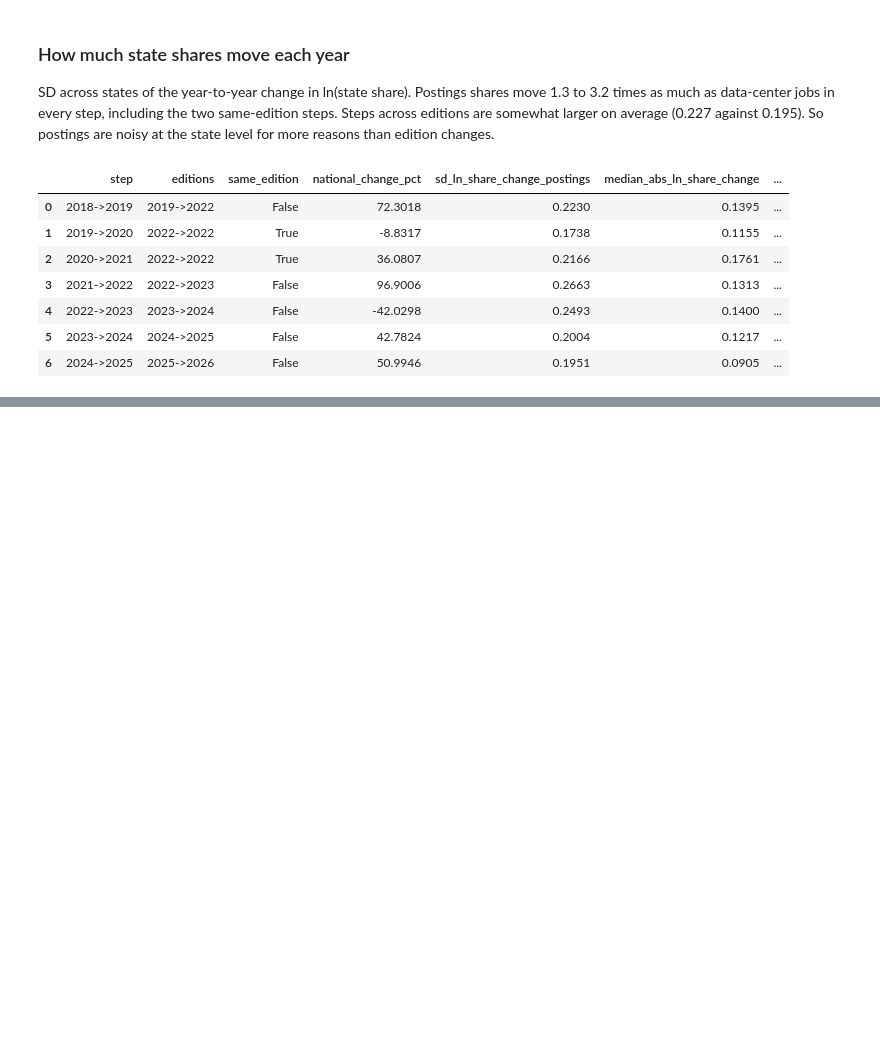
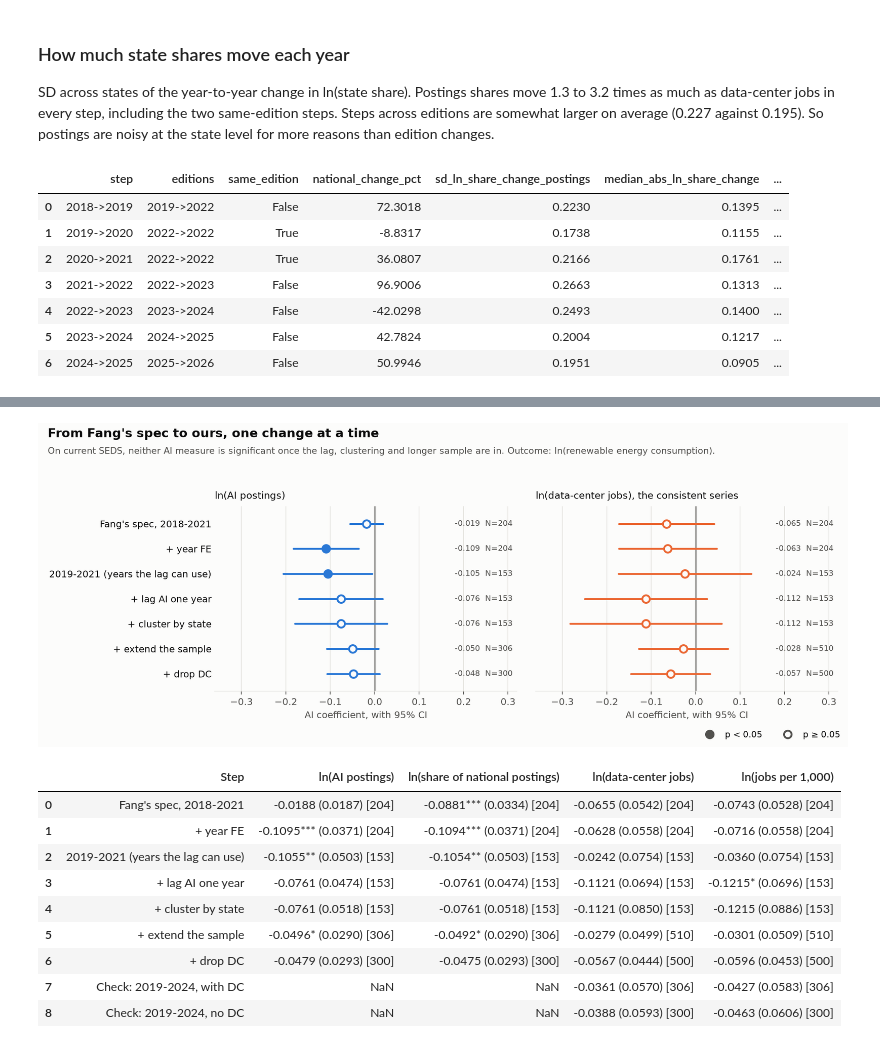
Before and after one commit to SHLEW06/econ499r-ai-renewables, a Jupyter notebook: notebooks/04h_fang_test.ipynb, the cells around one changed output, grey strips where cells are left out. Drawn from its saved outputs; the diff is of its cells as text; code cells hidden in the pictures; blank space fills up the shorter version.

```diff
--- a/notebooks/04h_fang_test.ipynb
+++ b/notebooks/04h_fang_test.ipynb
@@ -141,0 +142,3 @@ Not run yet: replication, bridge, moderation, by type, heterogeneity, placebo an
+# %%
+T = '../results/2026-11-04/fang/tables/'
+print('Gate:', pd.read_csv('../results/2026-11-04/fang/gate.csv').ok.all())
@@ -141,0 +180,15 @@ Not run yet: replication, bridge, moderation, by type, heterogeneity, placebo an
+# %%
+display(Image('../results/2026-11-04/figures/04h_bridge.png', width=950))
+display(pd.read_csv(T + 'bridge.csv'))
+# %% [output]
+[figure, added]
+|  | Step | ln(AI postings) | ln(share of national postings) | ln(data-center jobs) | ln(jobs per 1,000) |
+| 0 | Fang's spec, 2018-2021 | -0.0188 (0.0187) [204] | -0.0881*** (0.0334) [204] | -0.0655 (0.0542) [204] | -0.0743 (0.0528) [204] |
+| 1 | + year FE | -0.1095*** (0.0371) [204] | -0.1094*** (0.0371) [204] | -0.0628 (0.0558) [204] | -0.0716 (0.0558) [204] |
+| 2 | 2019-2021 (years the lag can use) | -0.1055** (0.0503) [153] | -0.1054** (0.0503) [153] | -0.0242 (0.0754) [153] | -0.0360 (0.0754) [153] |
+| 3 | + lag AI one year | -0.0761 (0.0474) [153] | -0.0761 (0.0474) [153] | -0.1121 (0.0694) [153] | -0.1215* (0.0696) [153] |
+| 4 | + cluster by state | -0.0761 (0.0518) [153] | -0.0761 (0.0518) [153] | -0.1121 (0.0850) [153] | -0.1215 (0.0886) [153] |
+| 5 | + extend the sample | -0.0496* (0.0290) [306] | -0.0492* (0.0290) [306] | -0.0279 (0.0499) [510] | -0.0301 (0.0509) [510] |
+| 6 | + drop DC | -0.0479 (0.0293) [300] | -0.0475 (0.0293) [300] | -0.0567 (0.0444) [500] | -0.0596 (0.0453) [500] |
+| 7 | Check: 2019-2024, with DC | NaN | NaN | -0.0361 (0.0570) [306] | -0.0427 (0.0583) [306] |
+| 8 | Check: 2019-2024, no DC | NaN | NaN | -0.0388 (0.0593) [300] | -0.0463 (0.0606) [300] |
```
Also changed, not shown: parts of 19 cells of this notebook, 32 other files.
